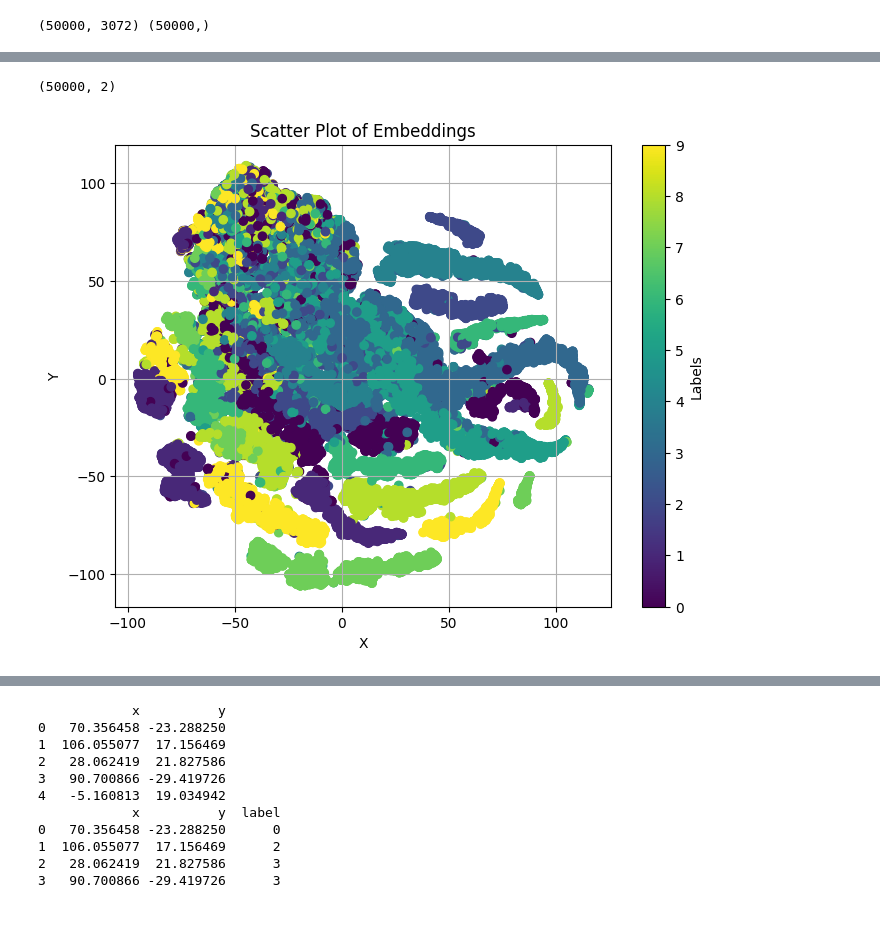
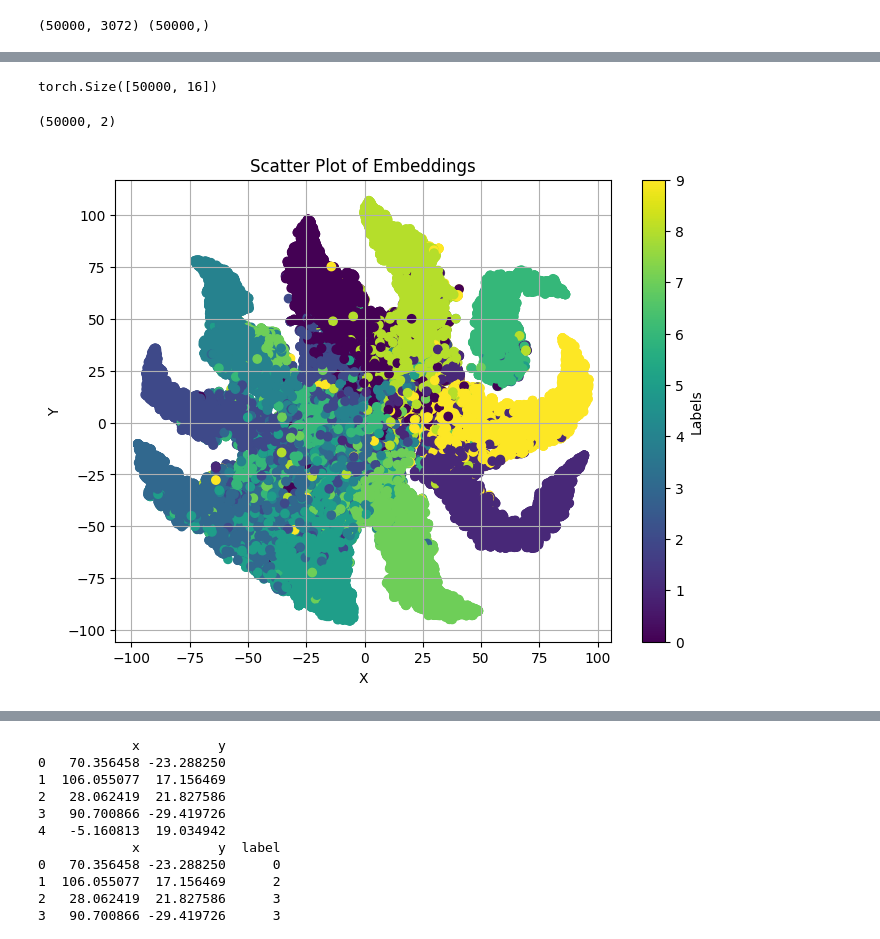
Before and after one commit to mxy74/lantentspace, a Jupyter notebook: A-2Dtree_AE.ipynb, the cells around one changed output, grey strips where cells are left out. Saved outputs shown, nothing was run; the diff lists cells and outputs as text; code cells hidden in the pictures.

```diff
--- a/A-2Dtree_AE.ipynb
+++ b/A-2Dtree_AE.ipynb
@@ -353,7 +248,7 @@ print(features.shape)
 (50000, 64)
 # %%
 from torch import optim
-from AE import AutoencoderWithAttributeLoss, CustomLoss, Mydata_sets1
+from AE import AutoencoderWithAttributeLoss, CustomLoss,AutoencoderWithAttributeLoss2, CustomLoss2, Mydata_sets1
 import numpy as np
 
 # 加载numpy数组
@@ -369,7 +264,10 @@ loaded_max_values = np.load('./temp/pic/AE_conf+_/max_values.npy')
 loaded_ten = np.load('./temp/pic/AE_conf+_/ten_feature.npy')
 picture = np.load('./temp/pic/AE_conf+_/picture.npy')
 features = np.load('./temp/pic/AE_conf+_/features.npy')
-
+# data_z_path = "./static/data/CIFAR10/latent_z/BigGAN_random_png_208z_50000_2023-08-30.pt"
+label_path = "./static/data/CIFAR10/labels/BigGAN_random_png_208z_50000_2023-08-30_labels.pt"
+data_z_labels = torch.load(label_path,map_location="cpu")
+data_z_labels = data_z_labels.to(device)
 # 分等级
 # # 找到最小值和最大值
 min_value = np.min(loaded_max_values)
@@ -416,37 +314,38 @@ input_data = torch.tensor(features, dtype=torch.float32).to(device)
 # confidence = torch.tensor(loaded_ten, dtype=torch.float32)
 confidence = torch.tensor(level_array, dtype=torch.float32).to(device)
 # 初始化自动编码器模型
-autoencoder = AutoencoderWithAttributeLoss(input_dim=input_data.shape[1], encoding_dim=16).to(device)
+autoencoder = AutoencoderWithAttributeLoss2(input_dim=input_data.shape[1], encoding_dim=10).to(device)
 # autoencoder.load_state_dict(torch.load('./temp/pic/AE/autoencoder_model_use_image.pth'))
 
-criterion = CustomLoss()
+criterion = CustomLoss2()
 
 # 设置优化器
-optimizer = optim.Adam(autoencoder.parameters(), lr=0.001)
+optimizer = optim.Adam(autoencoder.parameters(), lr=0.01)
+scheduler = optim.lr_scheduler.StepLR(optimizer, step_size=50, gamma=0.1)
 
 # 训练模型
-num_epochs = 150
+num_epochs = 300
 batch_size = 128
 for epoch in range(num_epochs):
     for i in range(0, len(input_data), batch_size):
         optimizer.zero_grad()
         batch_input = input_data[i:i+batch_size]
         batch_confidence = confidence[i:i+batch_size]
-        # print(batch_input.shape,batch_confidence.shape)
-        # reconstructed, attribute_output = autoencoder(batch_input)
-        attribute_output, reconstructed = autoencoder(batch_input)
+        batch_labels = data_z_labels[i:i+batch_size]
+        attribute_output,attribute_output2, reconstructed = autoencoder(batch_input)
         # print(reconstructed.shape,attribute_output.shape)
         # attribute_output = attribute_output.unsqueeze(1)  # 扩展维度
         # batch_confidence = batch_confidence.unsqueeze(1)  # 扩展维度
         # attribute_output = attribute_output.long()
         batch_confidence = batch_confidence.long()
+        batch_labels = batch_labels.long()
         # print(attribute_output.shape,batch_confidence.shape)
-        loss, recon_loss, attribute_loss = criterion(reconstructed, batch_input, attribute_output, batch_confidence)
+        loss, recon_loss, attribute_loss, attribute_loss2 = criterion(reconstructed, batch_input, attribute_output, batch_confidence, attribute_output2, batch_labels)
         # loss = criterion(reconstructed, batch_input, attribute_output, batch_confidence)
         loss.backward()
         optimizer.step()
-
-    print(f"Epoch {epoch+1}, Reconstruction Loss: {recon_loss.item()}, Attribute Loss: {attribute_loss.item()}")
+    scheduler.step()  # 更新学习率
+    print(f"Epoch {epoch+1}, Loss: {loss.item()},Reconstruction Loss: {recon_loss.item()}, Attribute Loss: {attribute_loss.item()}, Attribute Loss2: {attribute_loss2.item()}")
     # print(f"Epoch {epoch+1}, Loss: {loss.item()}")
 
 # img_datasets = Mydata_sets1(pic_path,level_array, transform = transforms.Compose([
@@ -567,0 +440,11 @@ torch.Size([50000, 16])
+# %%
+# from sklearn.manifold import TSNE
+import matplotlib.pyplot as plt
+from openTSNE import TSNE
+
+
+loaded_autoencoder = AutoencoderWithAttributeLoss2(input_dim=input_data.shape[1], encoding_dim=10).to(device)
+checkpoint = torch.load('./temp/pic/AE_conf+_/autoencoder_checkpoint_add3loss.pth')
+# 恢复模型状态
+loaded_autoencoder.load_state_dict(checkpoint['model_state_dict'])
+loaded_autoencoder.eval()
@@ -568,39 +468,50 @@ torch.Size([50000, 16])
+# %%
+with torch.no_grad():
+    encoded_output = loaded_autoencoder.encoder(input_data)
+    # encoded_output = autoencoder.encoder(input_data)
+print(encoded_output.shape)
+# %% [output]
+torch.Size([50000, 16])
+# %%
+import pandas as pd
+from openTSNE import TSNE
+import umap
+# PROTOCOL_BUFFERS_PYTHON_IMPLEMENTATION=python
+embed = TSNE(n_jobs=4).fit(encoded_output.cpu())  # N, 2
+pd_embed = pd.DataFrame(embed)
+
+print(pd_embed.shape)
+# %% [output]
+(50000, 2)
 # %%
-import pandas as pd
-
-pd_embed = pd.DataFrame(embed)
-print(pd_embed.shape)
-
 np.save('./temp/pic/AE_conf+_/embed_2dim.npy', pd_embed)
-# %% [output]
-(50000, 2)
 # %%
 # 找到每个维度的最小值和最大值
 # min_x, min_y = np.min(pd_embed, axis=0)
 # max_x, max_y = np.max(pd_embed, axis=0)
 #
 # # 缩放坐标到0到1的范围内
 # pd_embed = (pd_embed - [min_x, min_y]) / [max_x - min_x, max_y - min_y]
 # print(pd_embed.shape)
 #
 # x = pd_embed.iloc[:, 0]
 # y = pd_embed.iloc[:, 1]
 x = pd_embed.iloc[:, 0]
 y = pd_embed.iloc[:, 1]
 # loaded_labels = np.load('./temp/pic/AE/labels.npy')
-
+data_z_labels = data_z_labels.cpu()
 # 绘制二维散点图
 plt.figure(figsize=(8, 6))
-# plt.scatter(x, y, c=loaded_labels, cmap='viridis')
-plt.scatter(x, y, c=level_array, cmap='viridis')
+plt.scatter(x, y, c=data_z_labels, cmap='viridis')
+# plt.scatter(x, y, c=level_array, cmap='viridis')
 plt.colorbar(label='Labels')
 plt.xlabel('X')
 plt.ylabel('Y')
 plt.title('Scatter Plot of Embeddings')
 plt.grid(True)
 plt.show()
 # %% [output]
-[figure, old version]
+[figure, new version]
 # %%
 
 from scipy import spatial
```
Also changed, not shown: parts of 9 cells of this notebook, 19 other files.
